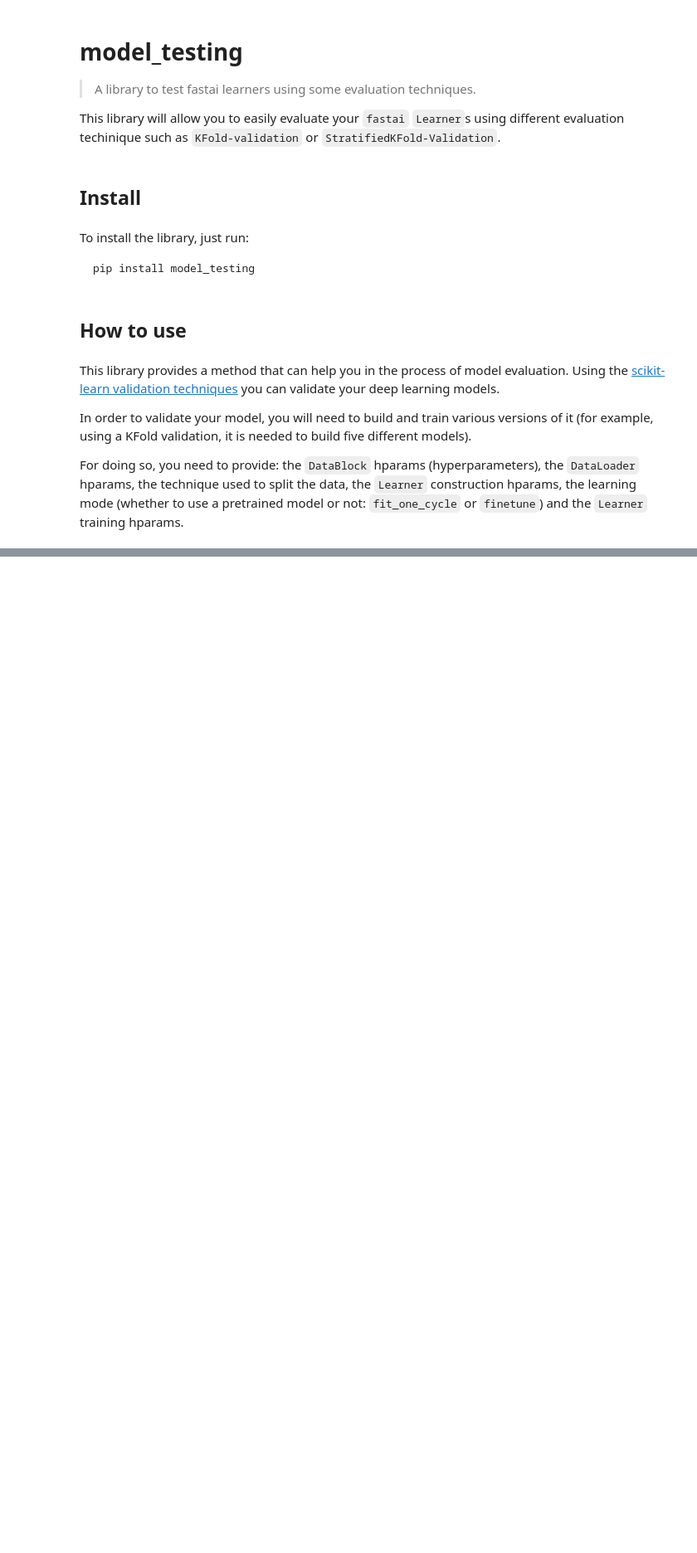
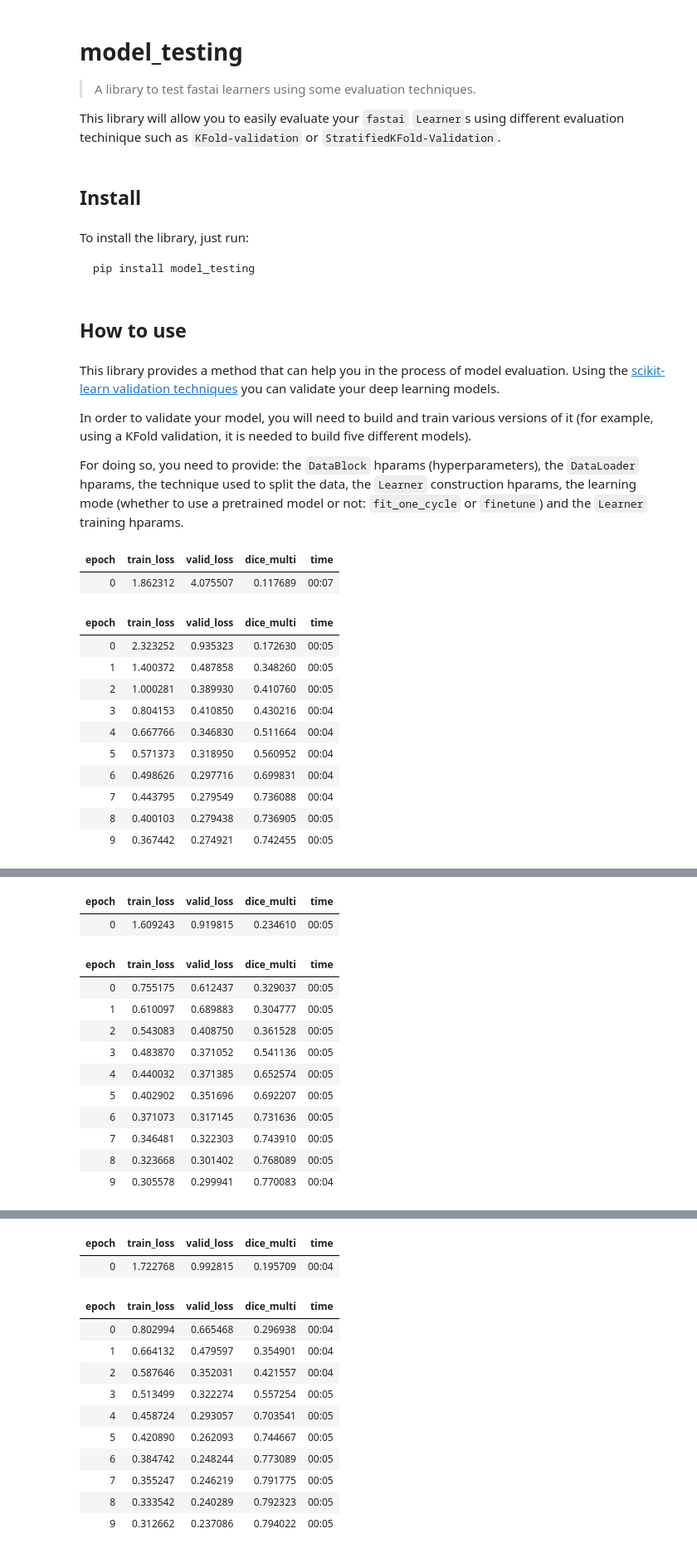
Before and after one commit to ruescog/model_evaluation, a Jupyter notebook: index.ipynb, the cells around one changed output, grey strips where cells are left out. Shown: that part at 83% size. Saved outputs shown, nothing was run; the diff lists cells and outputs as text; code cells hidden in the pictures; blank space fills up the shorter version.

```diff
--- a/index.ipynb
+++ b/index.ipynb
@@ -183,10 +183,23 @@ def evaluate(
 # %%
-evaluate(
+r = evaluate(
     db_hparams,
     dl_hparams,
     technique,
     learner_hparams,
     learning_hparams,
     learning_mode
 )
 # %% [output]
+| epoch | train_loss | valid_loss | dice_multi | time |
+| 0 | 1.862312 | 4.075507 | 0.117689 | 00:07 |
+| epoch | train_loss | valid_loss | dice_multi | time |
+| 0 | 2.323252 | 0.935323 | 0.172630 | 00:05 |
+| 1 | 1.400372 | 0.487858 | 0.348260 | 00:05 |
+| 2 | 1.000281 | 0.389930 | 0.410760 | 00:05 |
+| 3 | 0.804153 | 0.410850 | 0.430216 | 00:04 |
+| 4 | 0.667766 | 0.346830 | 0.511664 | 00:04 |
+| 5 | 0.571373 | 0.318950 | 0.560952 | 00:04 |
+| 6 | 0.498626 | 0.297716 | 0.699831 | 00:04 |
+| 7 | 0.443795 | 0.279549 | 0.736088 | 00:04 |
+| 8 | 0.400103 | 0.279438 | 0.736905 | 00:05 |
+| 9 | 0.367442 | 0.274921 | 0.742455 | 00:05 |
@@ -192,0 +207,13 @@ evaluate(
+| epoch | train_loss | valid_loss | dice_multi | time |
+| 0 | 1.609243 | 0.919815 | 0.234610 | 00:05 |
+| epoch | train_loss | valid_loss | dice_multi | time |
+| 0 | 0.755175 | 0.612437 | 0.329037 | 00:05 |
+| 1 | 0.610097 | 0.689883 | 0.304777 | 00:05 |
+| 2 | 0.543083 | 0.408750 | 0.361528 | 00:05 |
+| 3 | 0.483870 | 0.371052 | 0.541136 | 00:05 |
+| 4 | 0.440032 | 0.371385 | 0.652574 | 00:05 |
+| 5 | 0.402902 | 0.351696 | 0.692207 | 00:05 |
+| 6 | 0.371073 | 0.317145 | 0.731636 | 00:05 |
+| 7 | 0.346481 | 0.322303 | 0.743910 | 00:05 |
+| 8 | 0.323668 | 0.301402 | 0.768089 | 00:05 |
+| 9 | 0.305578 | 0.299941 | 0.770083 | 00:04 |
@@ -192,0 +221,13 @@ evaluate(
+| epoch | train_loss | valid_loss | dice_multi | time |
+| 0 | 1.722768 | 0.992815 | 0.195709 | 00:04 |
+| epoch | train_loss | valid_loss | dice_multi | time |
+| 0 | 0.802994 | 0.665468 | 0.296938 | 00:04 |
+| 1 | 0.664132 | 0.479597 | 0.354901 | 00:04 |
+| 2 | 0.587646 | 0.352031 | 0.421557 | 00:04 |
+| 3 | 0.513499 | 0.322274 | 0.557254 | 00:05 |
+| 4 | 0.458724 | 0.293057 | 0.703541 | 00:05 |
+| 5 | 0.420890 | 0.262093 | 0.744667 | 00:05 |
+| 6 | 0.384742 | 0.248244 | 0.773089 | 00:05 |
+| 7 | 0.355247 | 0.246219 | 0.791775 | 00:05 |
+| 8 | 0.333542 | 0.240289 | 0.792323 | 00:05 |
+| 9 | 0.312662 | 0.237086 | 0.794022 | 00:05 |
```
Also changed, not shown: parts of 7 cells of this notebook.
